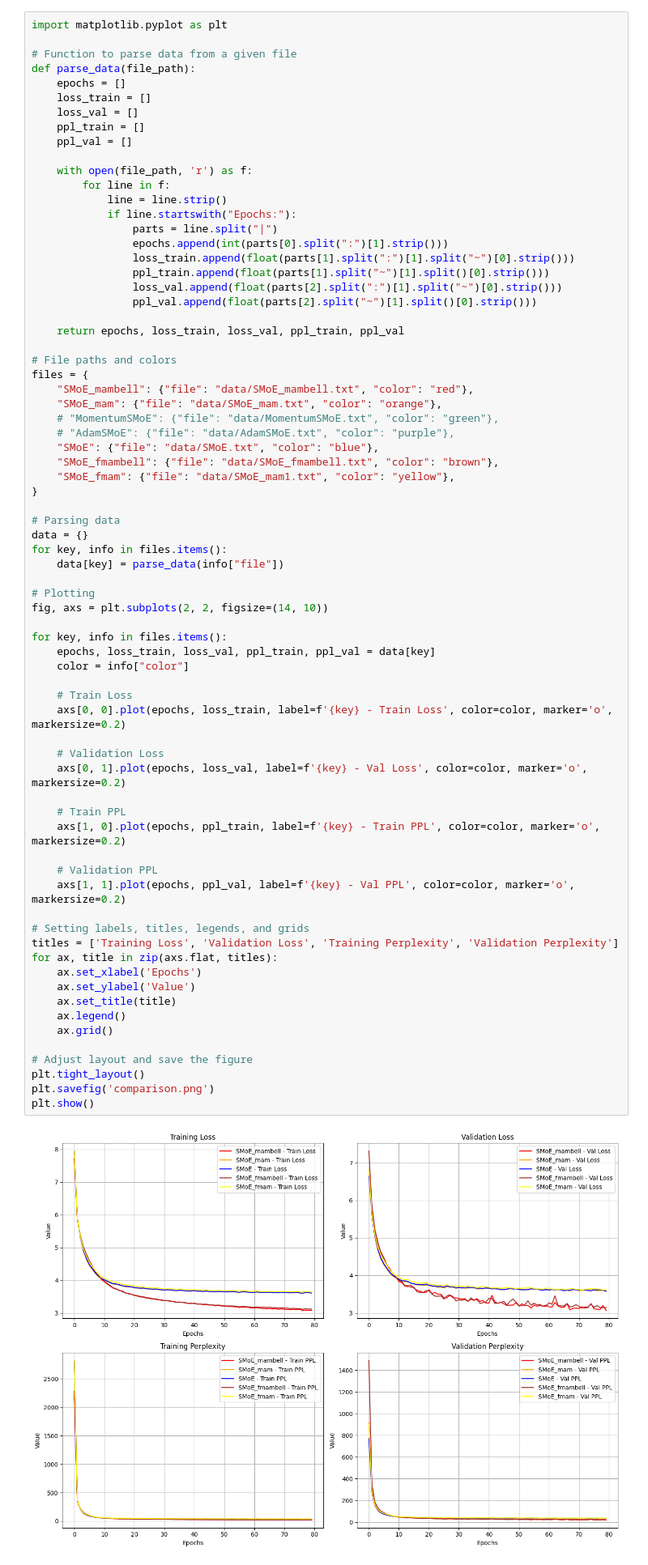
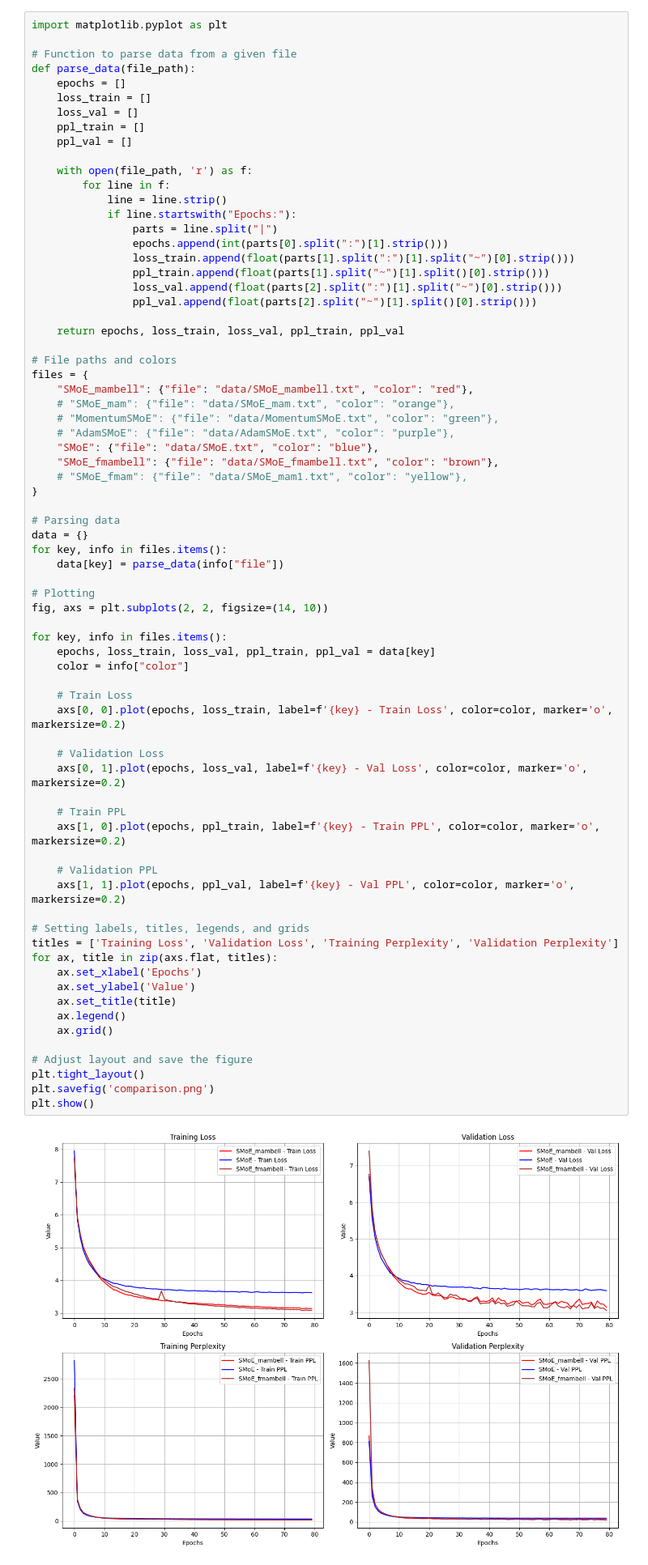
Before and after one commit to vaijsc/mamba_smoe, a Jupyter notebook: visualization/visual.ipynb, the cells around one changed output. Shown at 81% size. Drawn from its saved outputs; the diff is of its cells as text.

```diff
--- a/visualization/visual.ipynb
+++ b/visualization/visual.ipynb
@@ -101,12 +101,12 @@ def parse_data(file_path):
 # File paths and colors
 files = {
     "SMoE_mambell": {"file": "data/SMoE_mambell.txt", "color": "red"},
-    "SMoE_mam": {"file": "data/SMoE_mam.txt", "color": "orange"},
+    # "SMoE_mam": {"file": "data/SMoE_mam.txt", "color": "orange"},
     # "MomentumSMoE": {"file": "data/MomentumSMoE.txt", "color": "green"},
     # "AdamSMoE": {"file": "data/AdamSMoE.txt", "color": "purple"},
     "SMoE": {"file": "data/SMoE.txt", "color": "blue"},
     "SMoE_fmambell": {"file": "data/SMoE_fmambell.txt", "color": "brown"},
-    "SMoE_fmam": {"file": "data/SMoE_mam1.txt", "color": "yellow"},
+    # "SMoE_fmam": {"file": "data/SMoE_mam1.txt", "color": "yellow"},
 }
 
 # Parsing data
@@ -120,31 +120,31 @@ fig, axs = plt.subplots(2, 2, figsize=(14, 10))
 for key, info in files.items():
     epochs, loss_train, loss_val, ppl_train, ppl_val = data[key]
     color = info["color"]
 
     # Train Loss
     axs[0, 0].plot(epochs, loss_train, label=f'{key} - Train Loss', color=color, marker='o', markersize=0.2)
 
     # Validation Loss
     axs[0, 1].plot(epochs, loss_val, label=f'{key} - Val Loss', color=color, marker='o', markersize=0.2)
 
     # Train PPL
     axs[1, 0].plot(epochs, ppl_train, label=f'{key} - Train PPL', color=color, marker='o', markersize=0.2)
 
     # Validation PPL
     axs[1, 1].plot(epochs, ppl_val, label=f'{key} - Val PPL', color=color, marker='o', markersize=0.2)
 
 # Setting labels, titles, legends, and grids
 titles = ['Training Loss', 'Validation Loss', 'Training Perplexity', 'Validation Perplexity']
 for ax, title in zip(axs.flat, titles):
     ax.set_xlabel('Epochs')
     ax.set_ylabel('Value')
     ax.set_title(title)
     ax.legend()
     ax.grid()
 
 # Adjust layout and save the figure
 plt.tight_layout()
 plt.savefig('comparison.png')
 plt.show()
 # %% [output]
-[figure, old version]
+[figure, new version]
```
Also changed, not shown: 8 other files.
